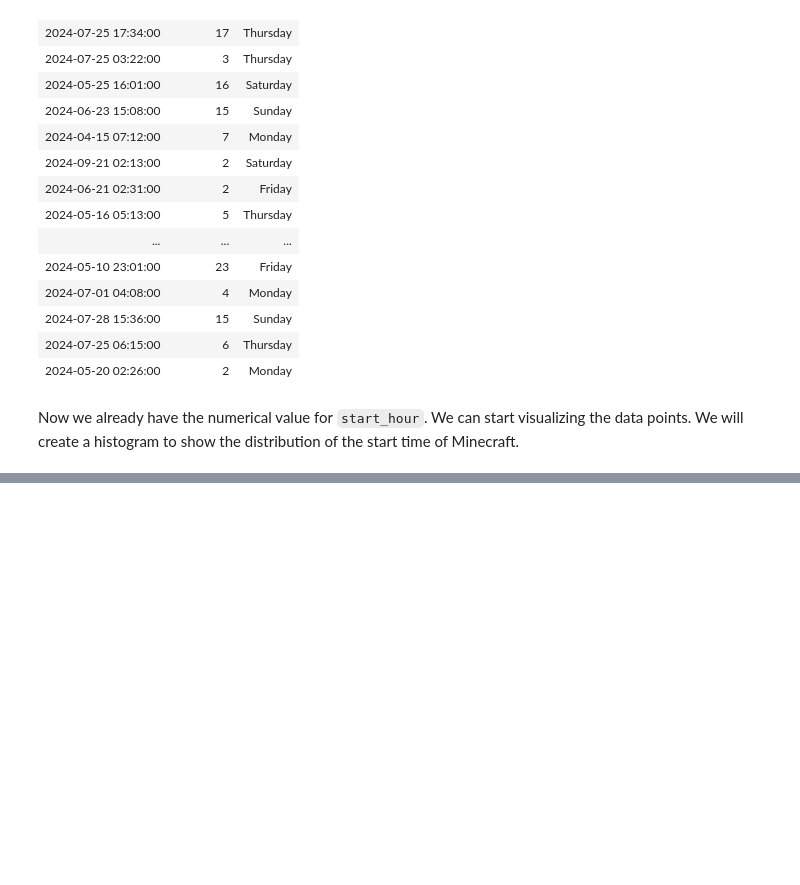
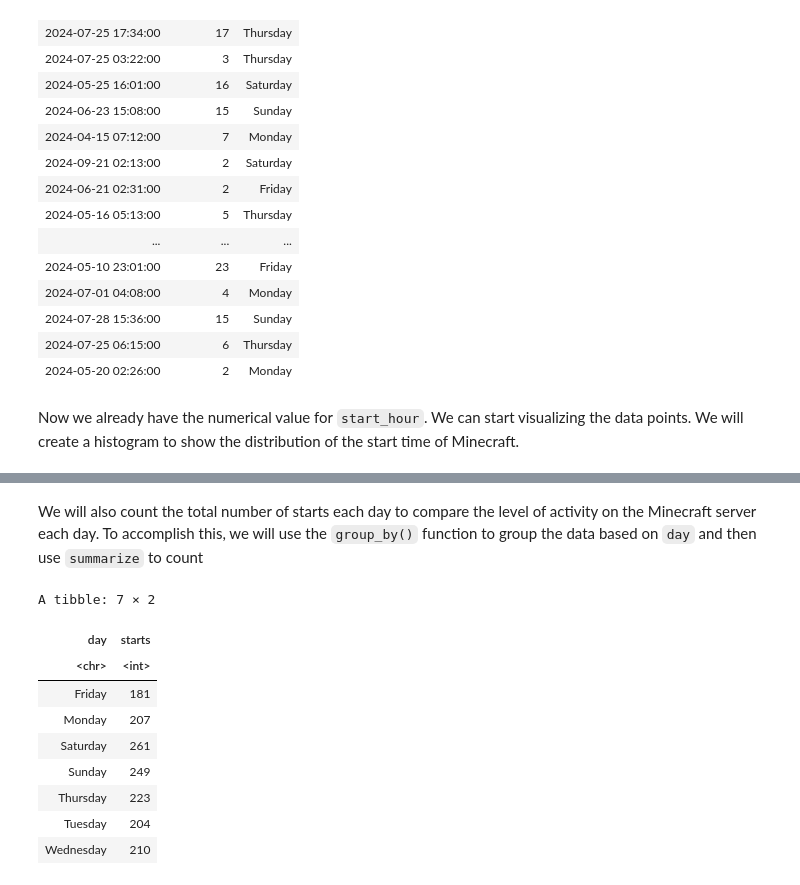
Before and after one commit to GuestZero6/dsci100-project, a Jupyter notebook: dsci100-project.ipynb, the cells around one changed output, grey strips where cells are left out. Cells and saved outputs as stored; diff of their text form; code cells hidden in the pictures; blank space fills up the shorter version.

```diff
--- a/dsci100-project.ipynb
+++ b/dsci100-project.ipynb
@@ -111,0 +113,17 @@ time_plot
+# %% [markdown]
+We will also count the total number of starts each day to compare the level of activity on the Minecraft server each day. To accomplish this, we will use the `group_by()` function to group the data based on `day` and then use `summarize` to count
+# %%
+day_starts <- session_new |> group_by(day) |>
+  summarize(starts = n())
+day_starts
+# %% [output]
+A tibble: 7 × 2
+| day | starts |
+| <chr> | <int> |
+| Friday | 181 |
+| Monday | 207 |
+| Saturday | 261 |
+| Sunday | 249 |
+| Thursday | 223 |
+| Tuesday | 204 |
+| Wednesday | 210 |
```
Also changed, not shown: parts of 9 cells of this notebook.
